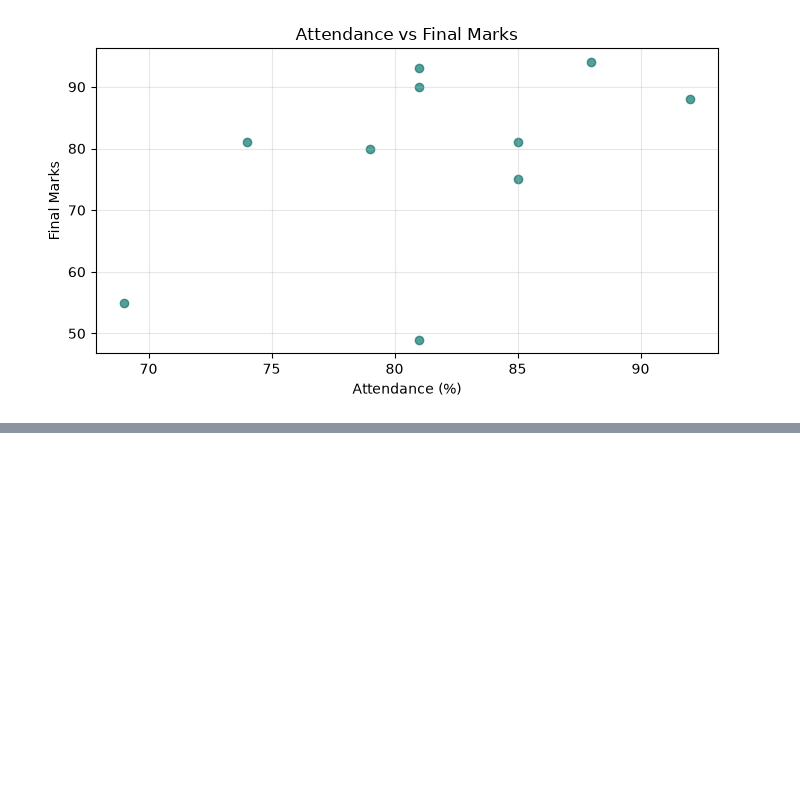
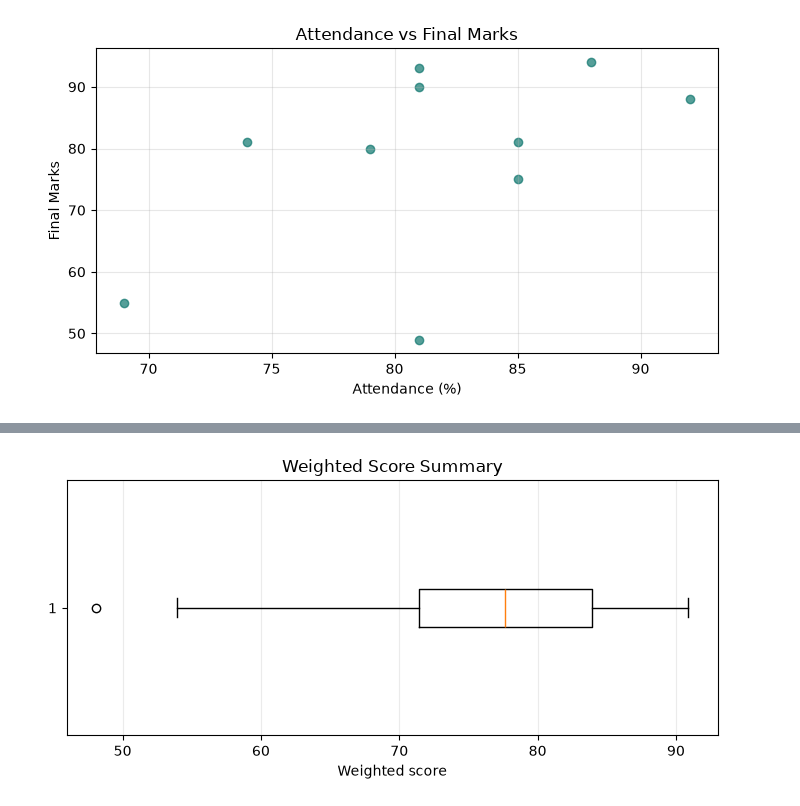
Before and after one commit to AbdullahShakeelOfficial/Programming-for-AI-2026, a Jupyter notebook: week07/visualization_lab.ipynb, the cells around one changed output, grey strips where cells are left out. Drawn from its saved outputs; the diff is of its cells as text; code cells hidden in the pictures; blank space fills up the shorter version.

```diff
--- a/week07/visualization_lab.ipynb
+++ b/week07/visualization_lab.ipynb
@@ -63,0 +66,9 @@ plt.show()
+# %%
+fig4, ax4 = plt.subplots(figsize=(7, 3.5))
+ax4.boxplot(students["weighted_score"].dropna(), vert=False)
+ax4.set(title="Weighted Score Summary", xlabel="Weighted score")
+ax4.grid(axis="x", alpha=0.25)
+fig4.tight_layout()
+plt.show()
+# %% [output]
+[figure, added]
```
Also changed, not shown: parts of 3 cells of this notebook, 1 other file.
